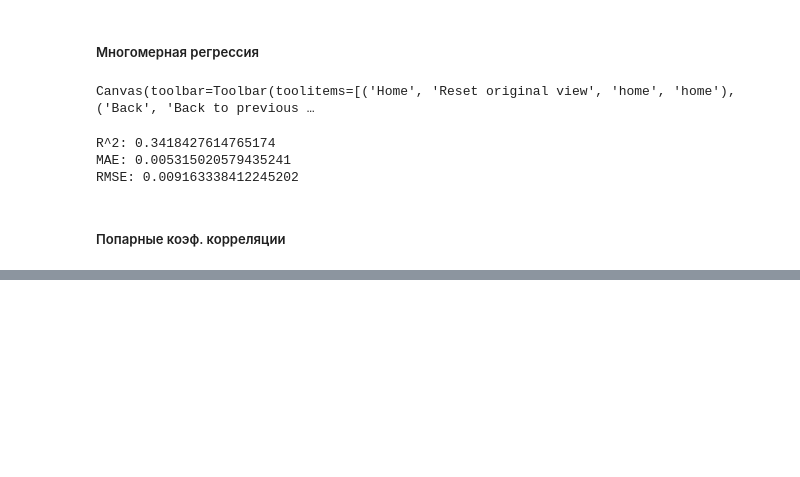
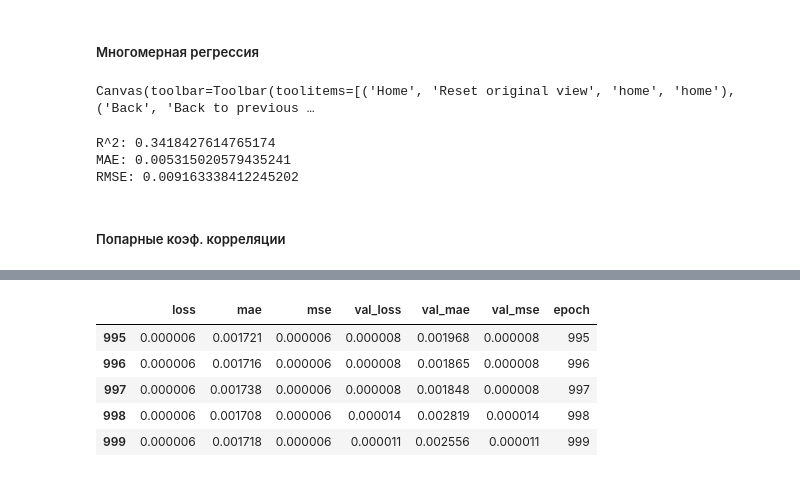
Before and after one commit to edodo1337/diplom, a Jupyter notebook: research/Диплом.ipynb, the cells around one changed output, grey strips where cells are left out. Cells and saved outputs as stored; diff of their text form; code cells hidden in the pictures; blank space fills up the shorter version.

```diff
--- a/research/Диплом.ipynb
+++ b/research/Диплом.ipynb
@@ -720,0 +744,26 @@ df.corr()
+# %%
+train_labels = train_dataset.pop('pump_eff')
+test_labels = test_dataset.pop('pump_eff')
+
+def norm(x):
+  return (x - train_stats['mean']) / train_stats['std']
+normed_train_data = norm(train_dataset)
+normed_test_data = norm(test_dataset)
+# %%
+def build_model():
+  model = keras.Sequential([
+    layers.Dense(64, activation='relu', input_shape=[len(train_dataset.keys())]),
+    layers.Dense(64, activation='relu'),
+    layers.Dense(1)
+  ])
+
+  optimizer = tf.keras.optimizers.RMSprop(0.001)
+
+  model.compile(loss='mse',
+                optimizer=optimizer,
+                metrics=['mae', 'mse'])
+  return model
+
+model = build_model()
+
+model.summary()
@@ -720,0 +800,13 @@ df.corr()
+# %%
+# Выведем прогресс обучения в виде точек после каждой завершенной эпохи
+class PrintDot(keras.callbacks.Callback):
+  def on_epoch_end(self, epoch, logs):
+    if epoch % 100 == 0: print('')
+    print('.', end='')
+
+EPOCHS = 1000
+
+history = model.fit(
+  normed_train_data, train_labels,
+  epochs=EPOCHS, validation_split = 0.2, verbose=0,
+  callbacks=[PrintDot()])
@@ -720,0 +824,11 @@ df.corr()
+# %%
+hist = pd.DataFrame(history.history)
+hist['epoch'] = history.epoch
+hist.tail()
+# %% [output]
+|  | loss | mae | mse | val_loss | val_mae | val_mse | epoch |
+| 995 | 0.000006 | 0.001721 | 0.000006 | 0.000008 | 0.001968 | 0.000008 | 995 |
+| 996 | 0.000006 | 0.001716 | 0.000006 | 0.000008 | 0.001865 | 0.000008 | 996 |
+| 997 | 0.000006 | 0.001738 | 0.000006 | 0.000008 | 0.001848 | 0.000008 | 997 |
+| 998 | 0.000006 | 0.001708 | 0.000006 | 0.000014 | 0.002819 | 0.000014 | 998 |
+| 999 | 0.000006 | 0.001718 | 0.000006 | 0.000011 | 0.002556 | 0.000011 | 999 |
```
Also changed, not shown: parts of 15 cells of this notebook, 2 other files.
